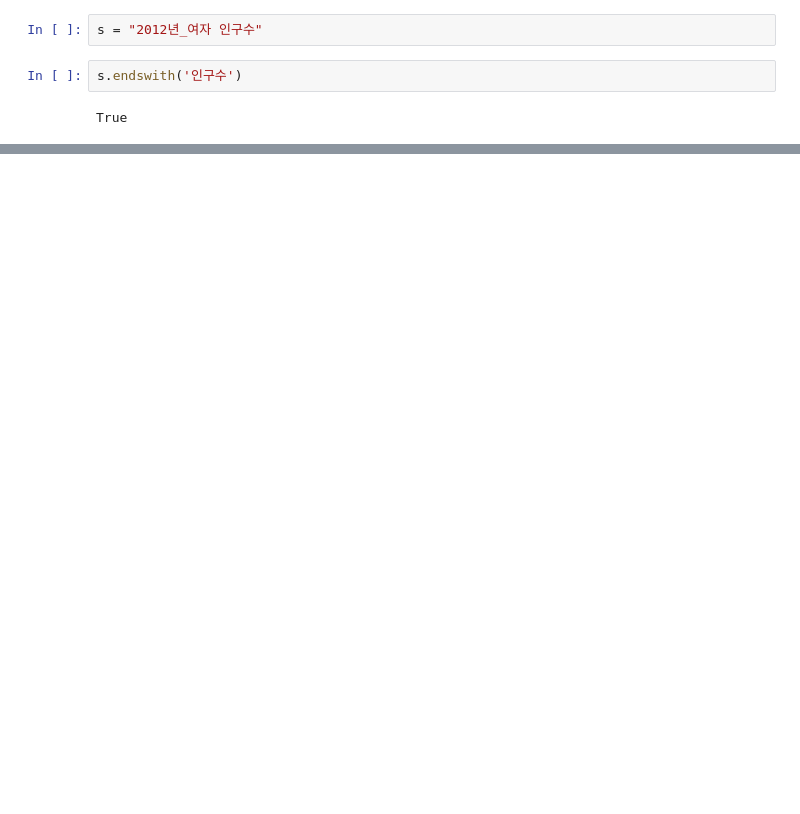
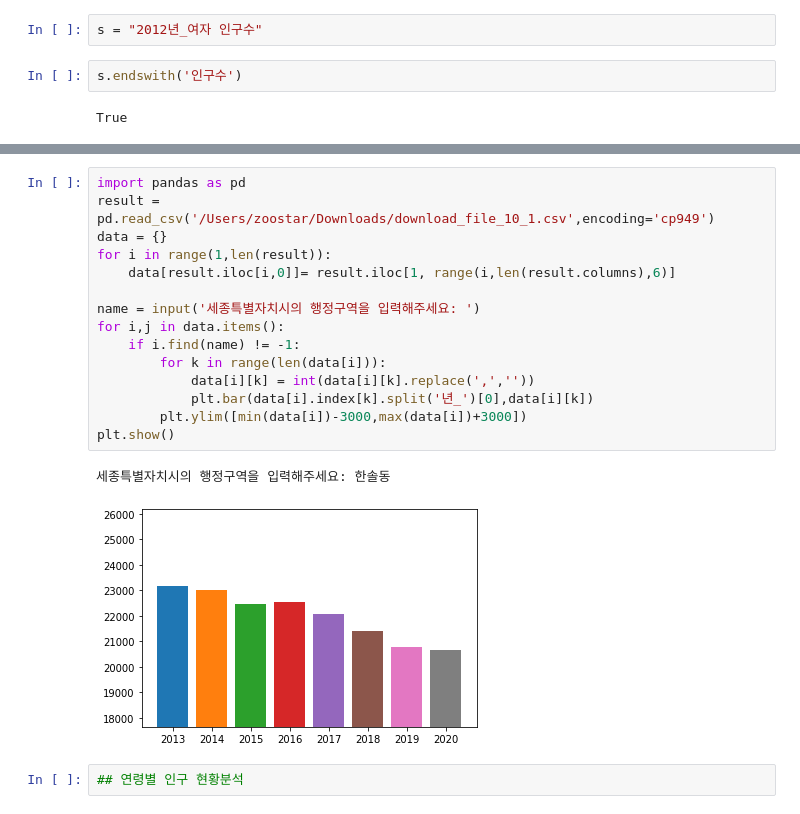
Before and after one commit to HeoJooSeong/zoostar, a Jupyter notebook: 온평원/visual/no10.ipynb, the cells around one changed output, grey strips where cells are left out. Cells and saved outputs as stored; diff of their text form; blank space fills up the shorter version.

```diff
--- a/온평원/visual/no10.ipynb
+++ b/온평원/visual/no10.ipynb
@@ -164,0 +263,20 @@ Name: 1, dtype: object
+# %%
+import pandas as pd
+result = pd.read_csv('/Users/zoostar/Downloads/download_file_10_1.csv',encoding='cp949')
+data = {}
+for i in range(1,len(result)):
+    data[result.iloc[i,0]]= result.iloc[1, range(i,len(result.columns),6)]
+
+name = input('세종특별자치시의 행정구역을 입력해주세요: ')
+for i,j in data.items():
+    if i.find(name) != -1:
+        for k in range(len(data[i])):
+            data[i][k] = int(data[i][k].replace(',',''))
+            plt.bar(data[i].index[k].split('년_')[0],data[i][k])
+        plt.ylim([min(data[i])-3000,max(data[i])+3000])
+plt.show()
+# %% [output]
+세종특별자치시의 행정구역을 입력해주세요: 한솔동
+[figure, added]
+# %%
+## 연령별 인구 현황분석
```
Also changed, not shown: parts of 38 cells of this notebook.
